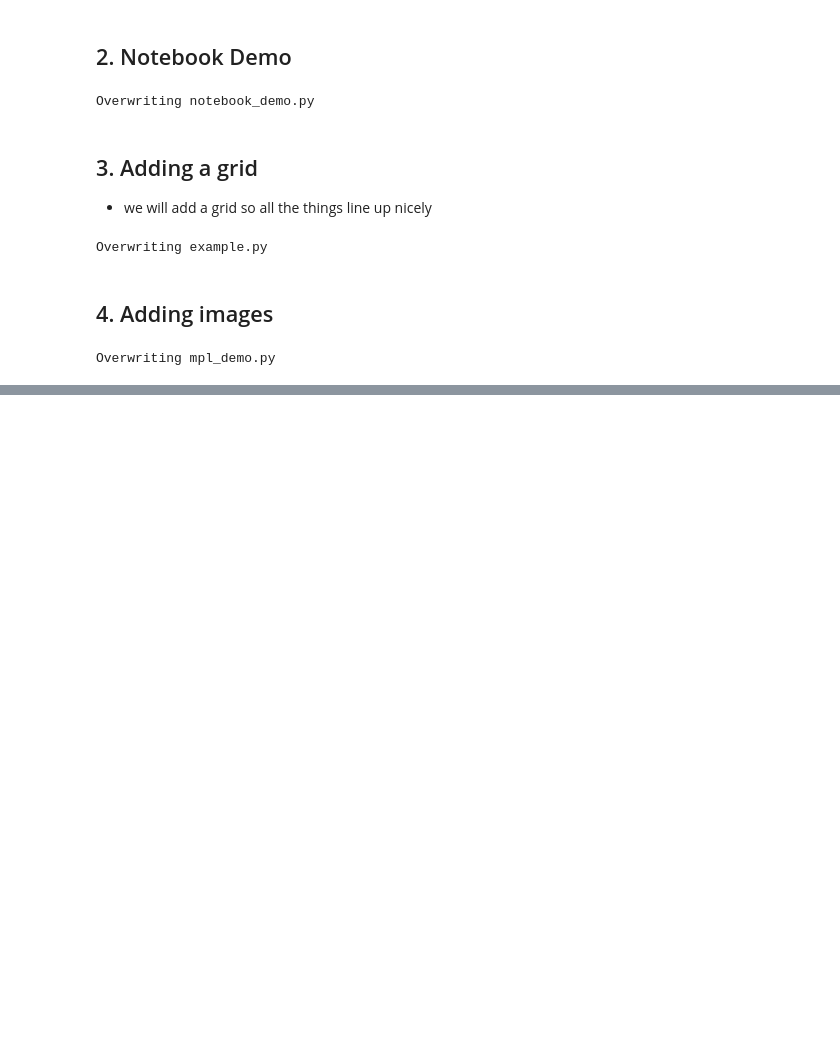
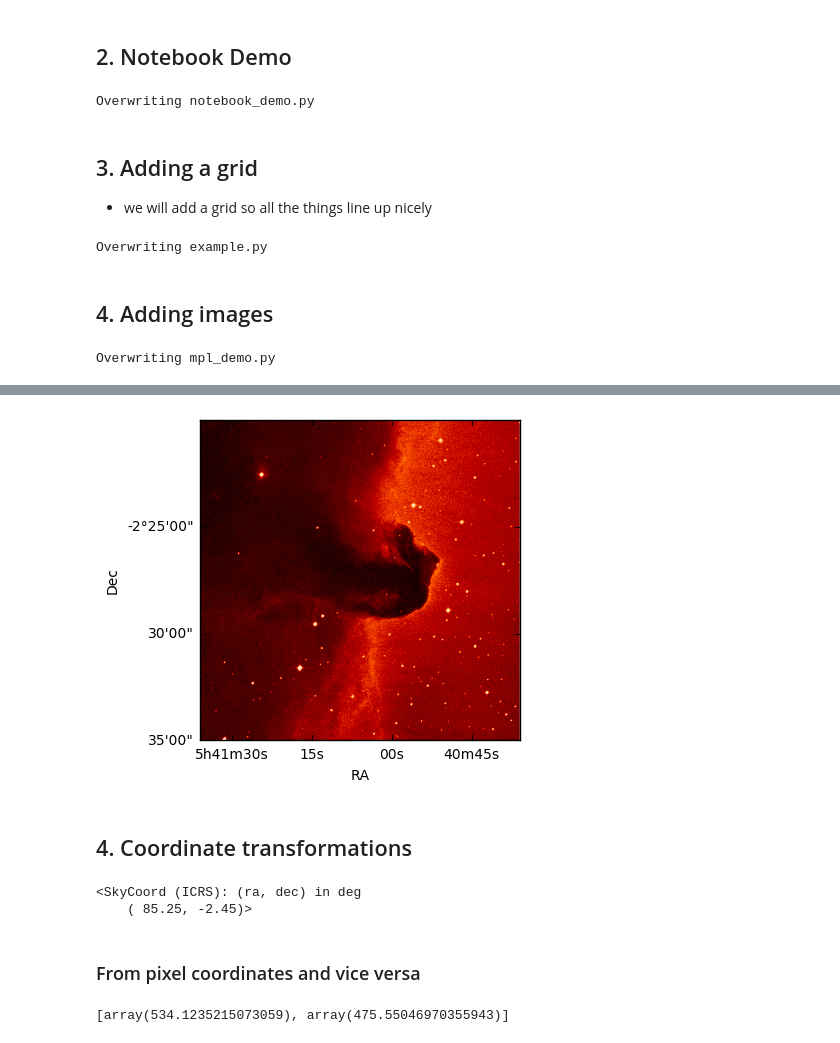
Before and after one commit to astrojarred/JarredsNotes, a Jupyter notebook: Lecture_Notes.ipynb, the cells around one changed output, grey strips where cells are left out. Saved outputs shown, nothing was run; the diff lists cells and outputs as text; code cells hidden in the pictures; blank space fills up the shorter version.

```diff
--- a/Lecture_Notes.ipynb
+++ b/Lecture_Notes.ipynb
@@ -2162,0 +2248,3 @@ Overwriting mpl_demo.py
+# %%
+header = hdulist['PRIMARY'].header
+data = hdulist['PRIMARY'].data
@@ -2162,0 +2270,6 @@ Overwriting mpl_demo.py
+# %%
+# how to see the coordinates on the sky
+
+from astropy.wcs import WCS
+wcs = WCS(header)
+print wcs
@@ -2162,0 +2287,28 @@ Overwriting mpl_demo.py
+# %%
+# now let's actually plot the figure with coordinates
+
+# FINISH these notes
+fig = plt.figure()
+ax = fig.add_axes([0.1, 0.1, 0.8, 0.8], projection=wcs)
+ax.set_xlabel('RA')
+ax.set_ylabel('Dec')
+ax.imshow(data, cmap='gist_heat',origin='lower')
+ra = ax.coords[0]
+ra.set_major_formatter('hh:mm:ss')
+dec = ax.coords[1]
+dec.set_major_formatter('dd:mm:ss')
+# %% [output]
+[figure, added]
+# %% [markdown]
+## 4. Coordinate transformations
+# %%
+# now let's compute the coordinates of the center of the horse head:
+
+from astropy.coordinates import SkyCoord
+c0 = SkyCoord('5h41m00s','-2d27m00s',frame='icrs')
+print c0
+# %% [output]
+<SkyCoord (ICRS): (ra, dec) in deg
+    ( 85.25, -2.45)>
+# %% [markdown]
+### From pixel coordinates and vice versa
@@ -2162,0 +2319,7 @@ Overwriting mpl_demo.py
+# %%
+# e.g.
+
+center = wcs.all_world2pix(c0.ra,c0.dec,0)
+print (center)
+# %% [output]
+[array(534.1235215073059), array(475.55046970355943)]
```
Also changed, not shown: parts of 21 cells of this notebook.
